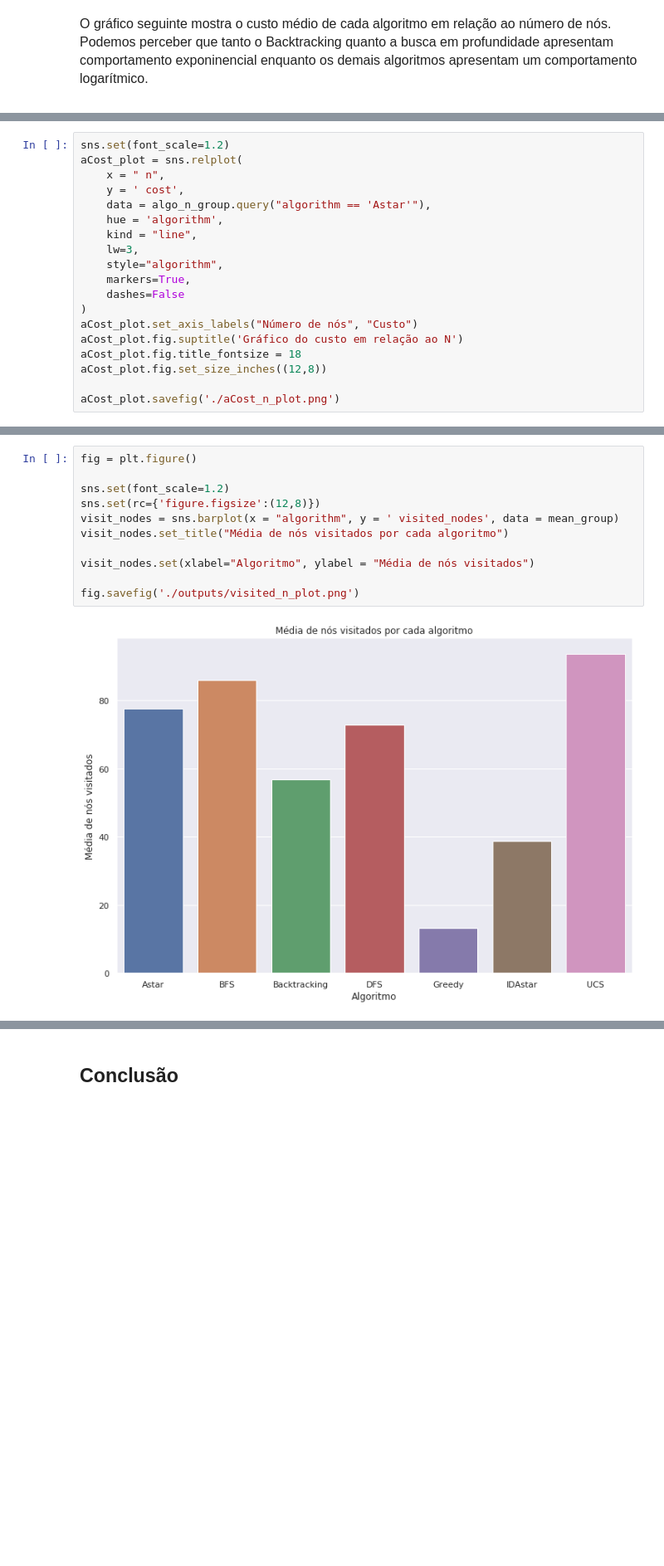
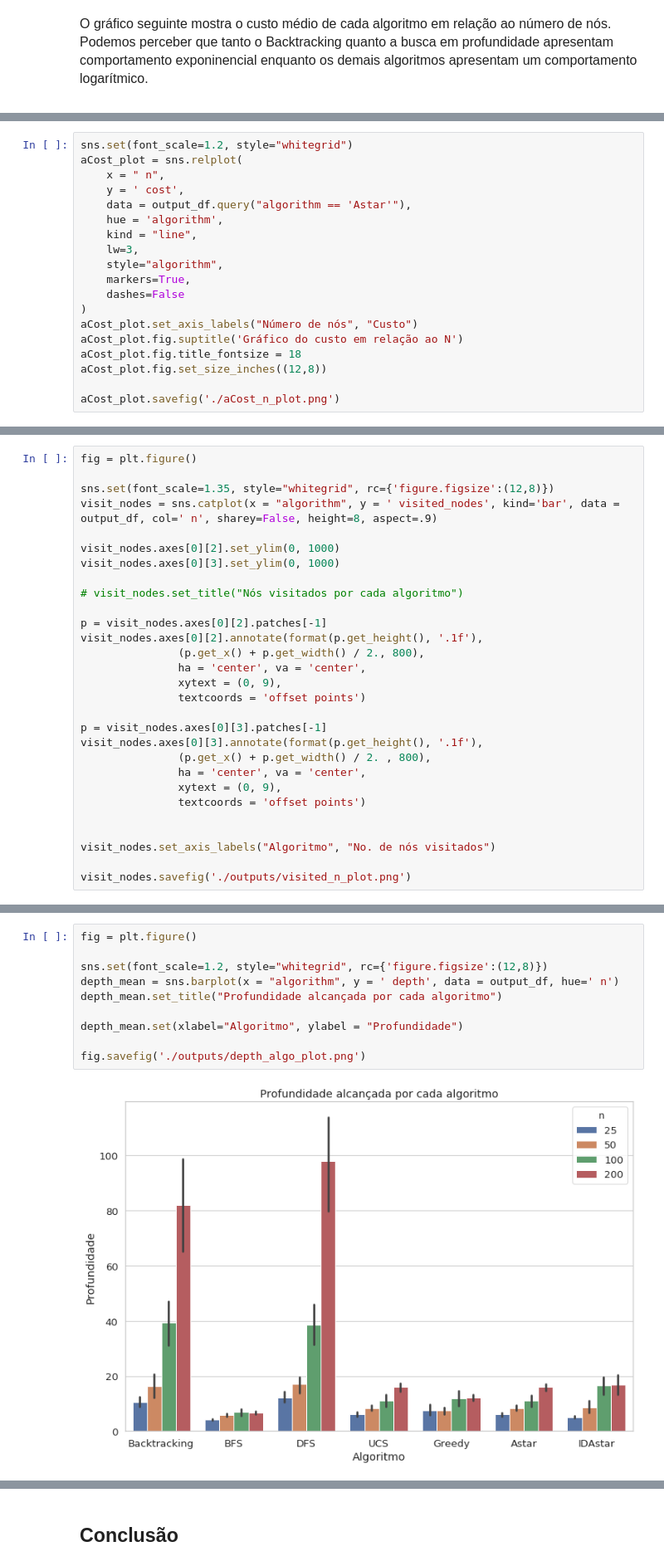
Before and after one commit to magalhaesdavi/pathfinding-algorithms, a Jupyter notebook: notebooks/Relatorio_IA.ipynb, the cells around one changed output, grey strips where cells are left out. Shown: that part at 83% size. Cells and saved outputs as stored; diff of their text form; blank space fills up the shorter version.

```diff
--- a/notebooks/Relatorio_IA.ipynb
+++ b/notebooks/Relatorio_IA.ipynb
@@ -212,11 +248,11 @@ cost_plot.savefig('./outputs/cost_n_plot.png')
     </p>
 </font>
 # %%
-sns.set(font_scale=1.2)
+sns.set(font_scale=1.2, style="whitegrid")
 aCost_plot = sns.relplot(
     x = " n",
     y = ' cost',
-    data = algo_n_group.query("algorithm == 'Astar'"),
+    data = output_df.query("algorithm == 'Astar'"),
     hue = 'algorithm',
     kind = "line",
     lw=3,
@@ -265,0 +356,29 @@ fig.savefig('./outputs/expanded_algo_plot.png')
+# %%
+fig = plt.figure()
+
+sns.set(font_scale=1.35, style="whitegrid", rc={'figure.figsize':(12,8)})
+visit_nodes = sns.catplot(x = "algorithm", y = ' visited_nodes', kind='bar', data = output_df, col=' n', sharey=False, height=8, aspect=.9)
+
+visit_nodes.axes[0][2].set_ylim(0, 1000)
+visit_nodes.axes[0][3].set_ylim(0, 1000)
+
+# visit_nodes.set_title("Nós visitados por cada algoritmo")
+
+p = visit_nodes.axes[0][2].patches[-1]
+visit_nodes.axes[0][2].annotate(format(p.get_height(), '.1f'),
+               (p.get_x() + p.get_width() / 2., 800),
+               ha = 'center', va = 'center',
+               xytext = (0, 9),
+               textcoords = 'offset points')
+
+p = visit_nodes.axes[0][3].patches[-1]
+visit_nodes.axes[0][3].annotate(format(p.get_height(), '.1f'),
+               (p.get_x() + p.get_width() / 2. , 800),
+               ha = 'center', va = 'center',
+               xytext = (0, 9),
+               textcoords = 'offset points')
+
+
+visit_nodes.set_axis_labels("Algoritmo", "No. de nós visitados")
+
+visit_nodes.savefig('./outputs/visited_n_plot.png')
@@ -266,13 +397,12 @@ fig.savefig('./outputs/expanded_algo_plot.png')
 # %%
 fig = plt.figure()
 
-sns.set(font_scale=1.2)
-sns.set(rc={'figure.figsize':(12,8)})
-visit_nodes = sns.barplot(x = "algorithm", y = ' visited_nodes', data = mean_group)
-visit_nodes.set_title("Média de nós visitados por cada algoritmo")
+sns.set(font_scale=1.2, style="whitegrid", rc={'figure.figsize':(12,8)})
+depth_mean = sns.barplot(x = "algorithm", y = ' depth', data = output_df, hue=' n')
+depth_mean.set_title("Profundidade alcançada por cada algoritmo")
 
-visit_nodes.set(xlabel="Algoritmo", ylabel = "Média de nós visitados")
+depth_mean.set(xlabel="Algoritmo", ylabel = "Profundidade")
 
-fig.savefig('./outputs/visited_n_plot.png')
+fig.savefig('./outputs/depth_algo_plot.png')
 # %% [output]
-[figure, old version]
+[figure, new version]
```
Also changed, not shown: parts of 26 cells of this notebook, 1 other file.
